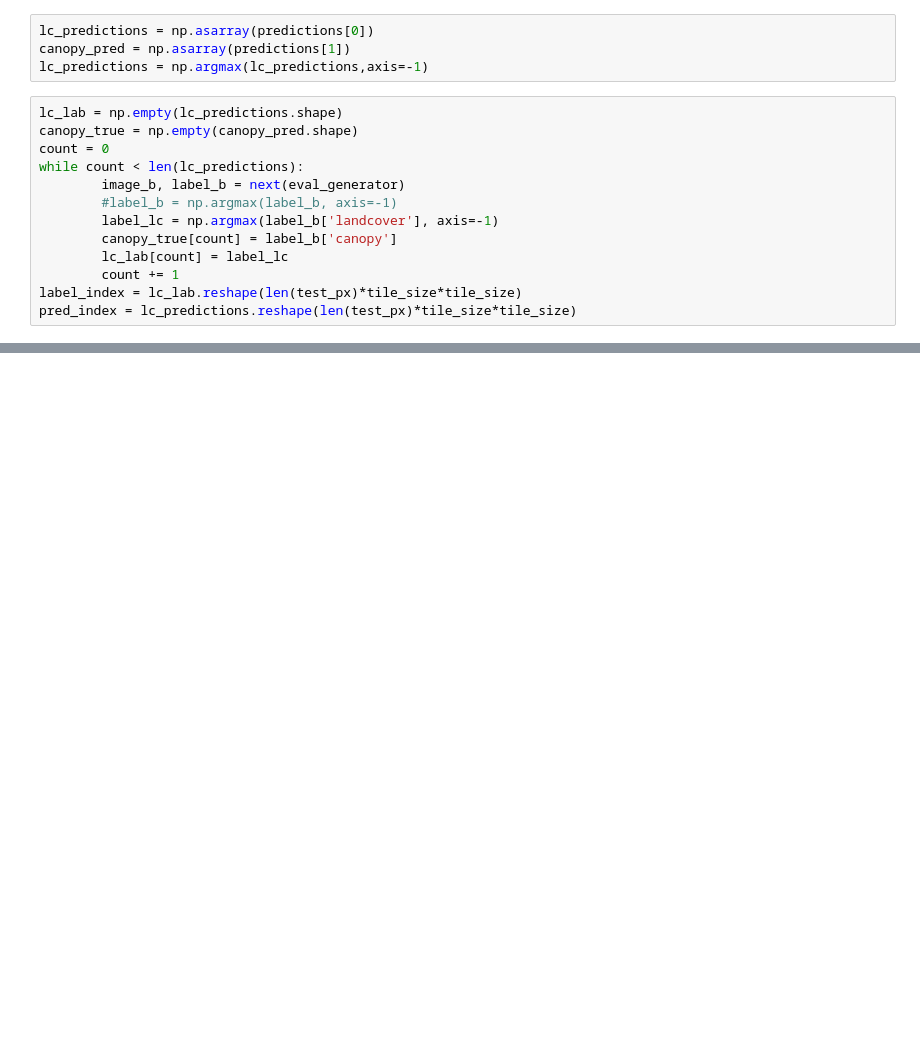
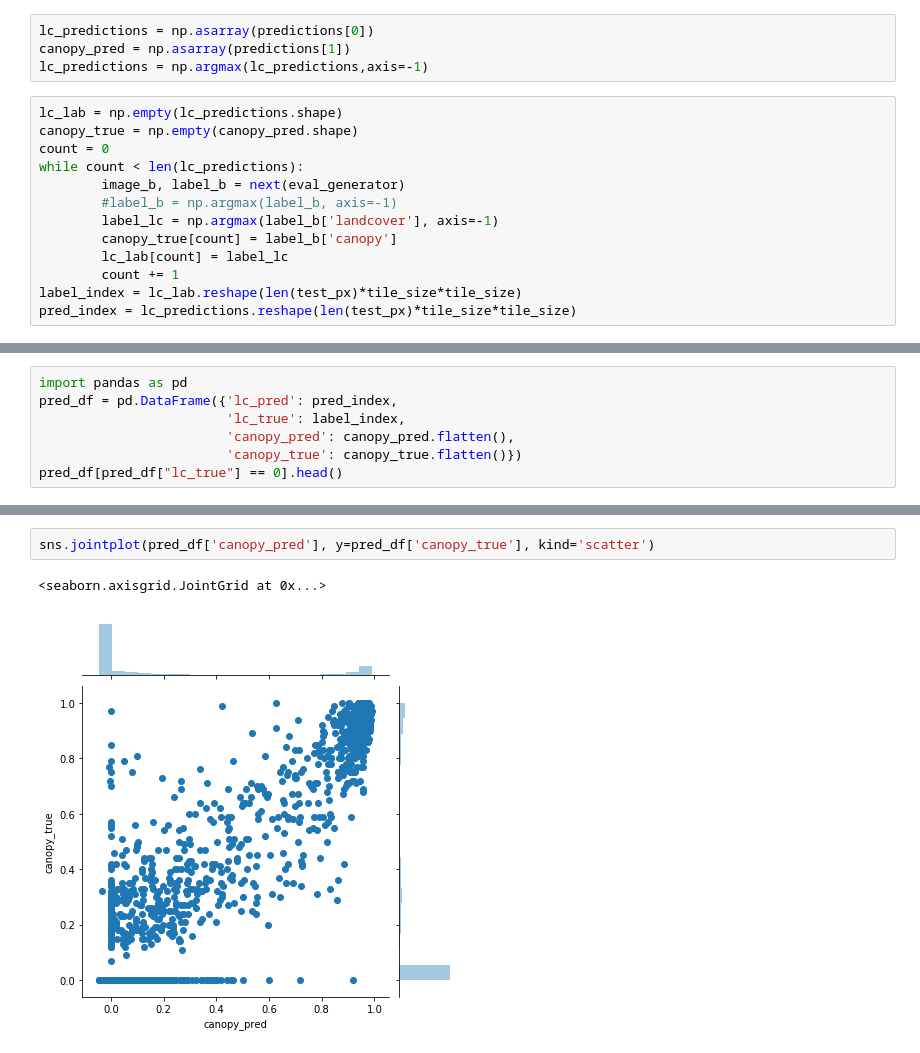
Before and after one commit to patrickcgray/landcover_rcnn, a Jupyter notebook: rcnn/strange network clean.ipynb, the cells around one changed output, grey strips where cells are left out. Drawn from its saved outputs; the diff is of its cells as text; blank space fills up the shorter version.

```diff
--- a/rcnn/strange network clean.ipynb
+++ b/rcnn/strange network clean.ipynb
@@ -206,0 +341,7 @@ print(total/tot)
+# %%
+import pandas as pd
+pred_df = pd.DataFrame({'lc_pred': pred_index,
+                        'lc_true': label_index,
+                        'canopy_pred': canopy_pred.flatten(),
+                        'canopy_true': canopy_true.flatten()})
+pred_df[pred_df["lc_true"] == 0].head()
@@ -206,0 +355,5 @@ print(total/tot)
+# %%
+sns.jointplot(pred_df['canopy_pred'], y=pred_df['canopy_true'], kind='scatter')
+# %% [output]
+<seaborn.axisgrid.JointGrid at 0x...>
+[figure, added]
```
Also changed, not shown: parts of 34 cells of this notebook, 6 other files.
